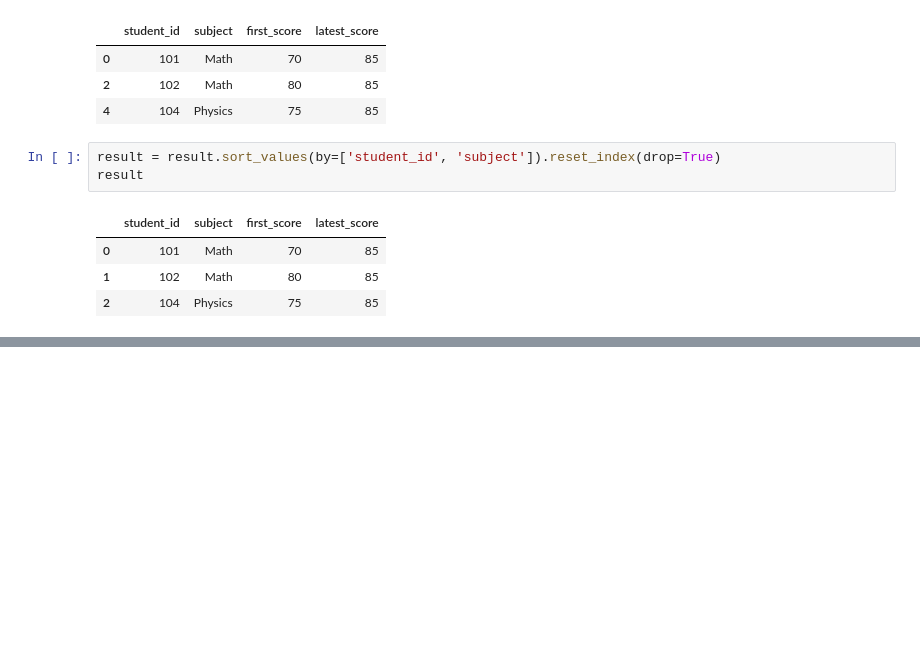
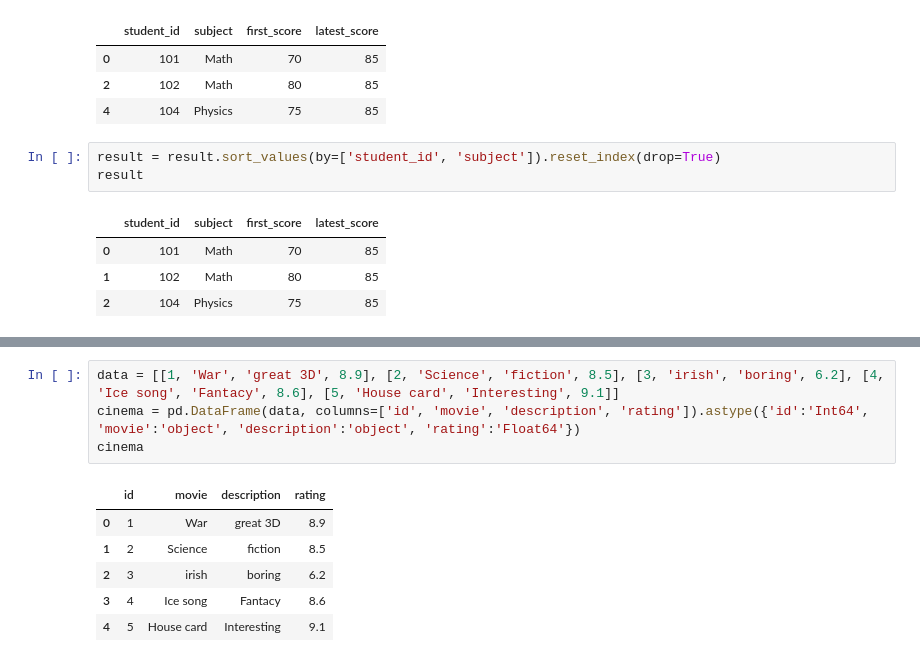
Before and after one commit to Swap-20/Leetcode-Pandas, a Jupyter notebook: Leetcode_Pandas.ipynb, the cells around one changed output, grey strips where cells are left out. Drawn from its saved outputs; the diff is of its cells as text; blank space fills up the shorter version.

```diff
--- a/Leetcode_Pandas.ipynb
+++ b/Leetcode_Pandas.ipynb
@@ -1949,0 +1956,11 @@ result
+# %%
+data = [[1, 'War', 'great 3D', 8.9], [2, 'Science', 'fiction', 8.5], [3, 'irish', 'boring', 6.2], [4, 'Ice song', 'Fantacy', 8.6], [5, 'House card', 'Interesting', 9.1]]
+cinema = pd.DataFrame(data, columns=['id', 'movie', 'description', 'rating']).astype({'id':'Int64', 'movie':'object', 'description':'object', 'rating':'Float64'})
+cinema
+# %% [output]
+|  | id | movie | description | rating |
+| 0 | 1 | War | great 3D | 8.9 |
+| 1 | 2 | Science | fiction | 8.5 |
+| 2 | 3 | irish | boring | 6.2 |
+| 3 | 4 | Ice song | Fantacy | 8.6 |
+| 4 | 5 | House card | Interesting | 9.1 |
```
Also changed, not shown: parts of 4 cells of this notebook.
